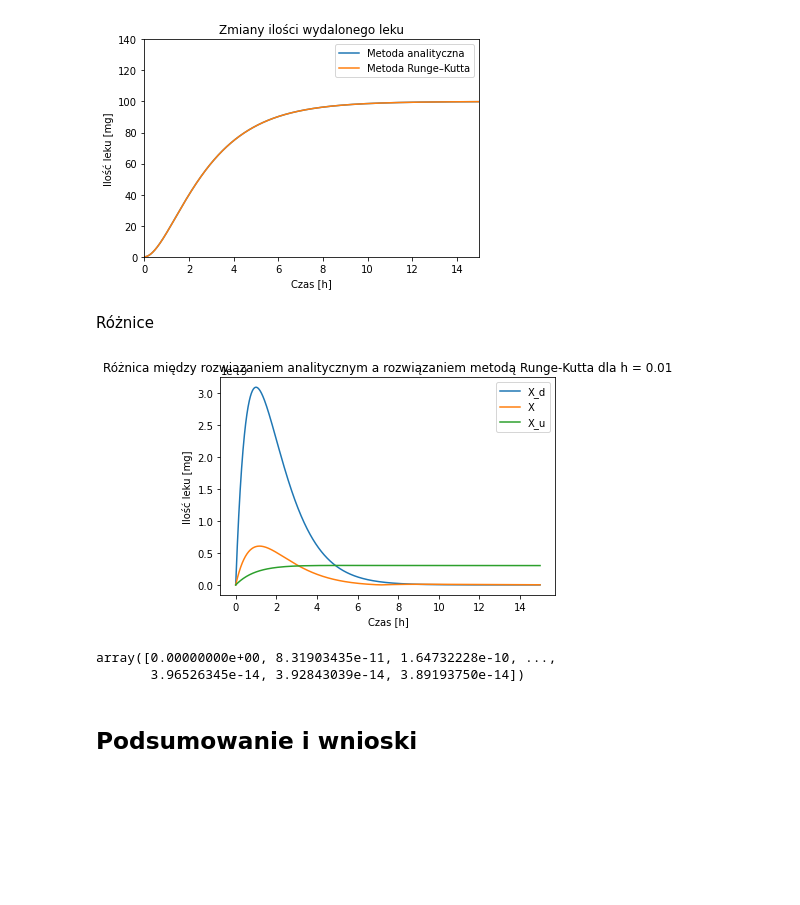
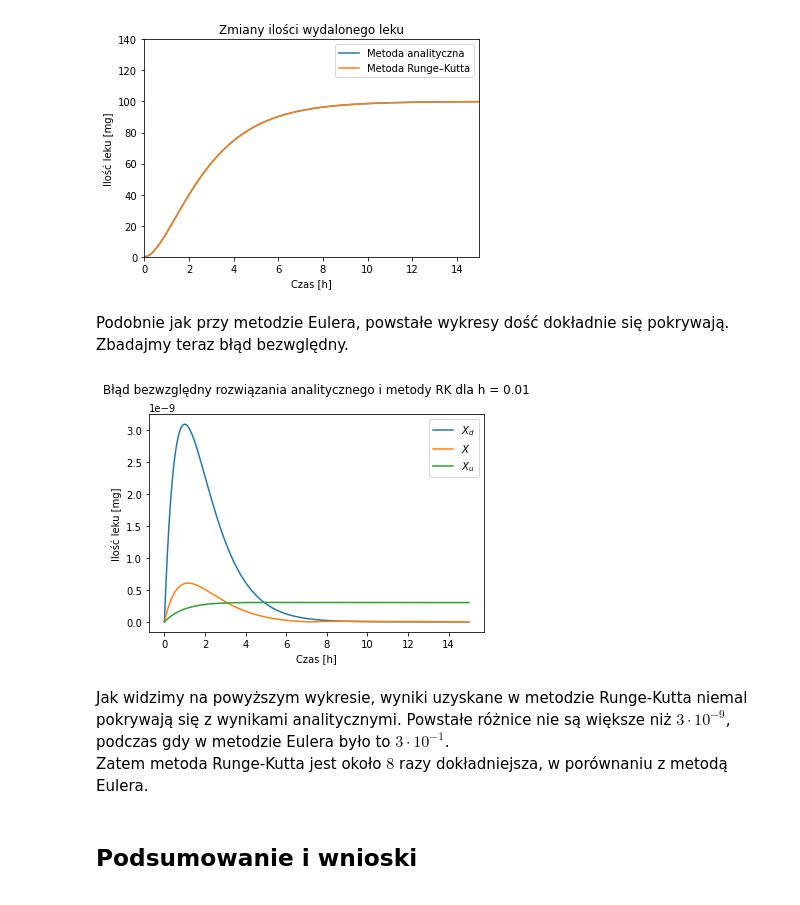
Before and after one commit to github-kamilk/Differential-equation, a Jupyter notebook: Iwach_Kowalski.ipynb, the cells around one changed output. Cells and saved outputs as stored; diff of their text form; code cells hidden in the pictures; blank space fills up the shorter version.

```diff
--- a/Iwach_Kowalski.ipynb
+++ b/Iwach_Kowalski.ipynb
@@ -585,23 +605,22 @@ plt.show()
 [figure]
 [figure]
 # %% [markdown]
-Różnice
+Podobnie jak przy metodzie Eulera, powstałe wykresy dość dokładnie się pokrywają. Zbadajmy teraz błąd bezwględny.
 # %%
 plt.figure()
-plt.plot(t, np.abs(xd_runge - xd), label="X_d")
-plt.plot(t, np.abs(x_runge - x), label="X")
-plt.plot(t, np.abs(xu_runge - xu), label="X_u")
+plt.plot(t, np.abs(xd_runge - xd), label="$X_d$")
+plt.plot(t, np.abs(x_runge - x), label="$X$")
+plt.plot(t, np.abs(xu_runge - xu), label="$X_u$")
 plt.xlabel("Czas [h]")
 plt.ylabel("Ilość leku [mg]")
 plt.legend(loc='upper right')
-plt.title("Różnica między rozwiązaniem analitycznym a rozwiązaniem metodą Runge-Kutta dla h = 0.01")
+plt.title("Błąd bezwzględny rozwiązania analitycznego i metody RK dla h = 0.01\n")
 plt.show()
-
-np.abs(xd_runge - xd)
 # %% [output]
-[figure, old version]
+[figure, new version]
-array([0.00000000e+00, 8.31903435e-11, 1.64732228e-10, ...,
-       3.96526345e-14, 3.92843039e-14, 3.89193750e-14])
+# %% [markdown]
+Jak widzimy na powyższym wykresie, wyniki uzyskane w metodzie Runge-Kutta niemal pokrywają się z wynikami analitycznymi. Powstałe różnice nie są większe niż $3\cdot 10^{-9}$, podczas gdy w metodzie Eulera było to $3\cdot 10^{-1}$.<br>
+Zatem metoda Runge-Kutta jest około $8$ razy dokładniejsza, w porównaniu z metodą Eulera.
 # %% [markdown]
 <p id="podsumowanie"><h2>Podsumowanie i wnioski</h2></p>
 # %% [markdown]
```
Also changed, not shown: parts of 13 cells of this notebook.
